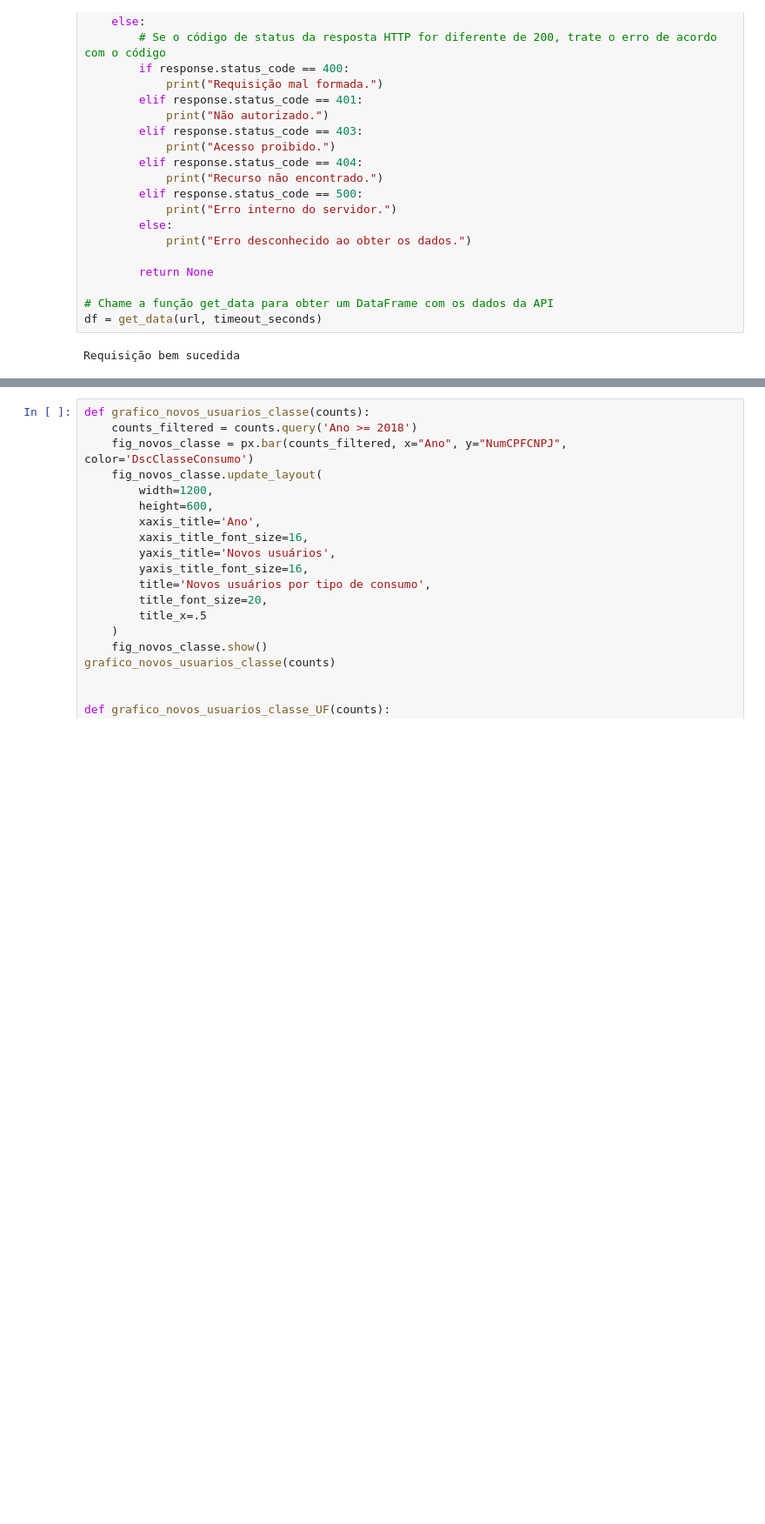
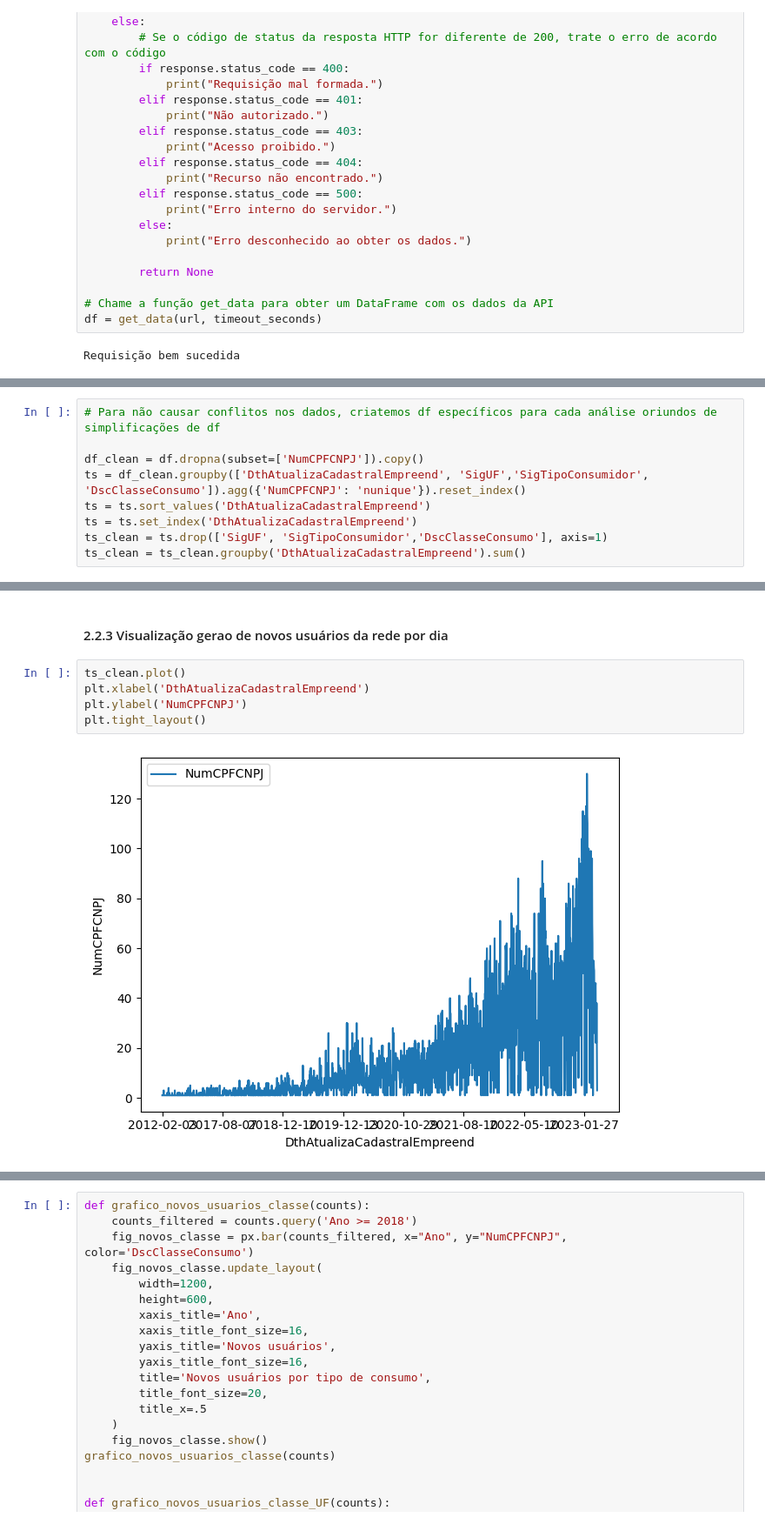
Before and after one commit to gabriel1berto/Aneel_, a Jupyter notebook: Codigos/Desafio 1.ipynb, the cells around one changed output, grey strips where cells are left out. Shown at 87% size. Saved outputs shown, nothing was run; the diff lists cells and outputs as text; blank space fills up the shorter version.

```diff
--- a/Codigos/Desafio 1.ipynb
+++ b/Codigos/Desafio 1.ipynb
@@ -223,0 +219,9 @@ Index(['_id', 'DatGeracaoConjuntoDados', 'AnmPeriodoReferencia',
+# %%
+# Para não causar conflitos nos dados, criatemos df específicos para cada análise oriundos de simplificações de df
+
+df_clean = df.dropna(subset=['NumCPFCNPJ']).copy()
+ts = df_clean.groupby(['DthAtualizaCadastralEmpreend', 'SigUF','SigTipoConsumidor', 'DscClasseConsumo']).agg({'NumCPFCNPJ': 'nunique'}).reset_index()
+ts = ts.sort_values('DthAtualizaCadastralEmpreend')
+ts = ts.set_index('DthAtualizaCadastralEmpreend')
+ts_clean = ts.drop(['SigUF', 'SigTipoConsumidor','DscClasseConsumo'], axis=1)
+ts_clean = ts_clean.groupby('DthAtualizaCadastralEmpreend').sum()
@@ -223,0 +238,9 @@ Index(['_id', 'DatGeracaoConjuntoDados', 'AnmPeriodoReferencia',
+# %% [markdown]
+#### 2.2.3 Visualização gerao de novos usuários da rede por dia
+# %%
+ts_clean.plot()
+plt.xlabel('DthAtualizaCadastralEmpreend')
+plt.ylabel('NumCPFCNPJ')
+plt.tight_layout()
+# %% [output]
+[figure, added]
```
Also changed, not shown: parts of 51 cells of this notebook, 2 other files.
